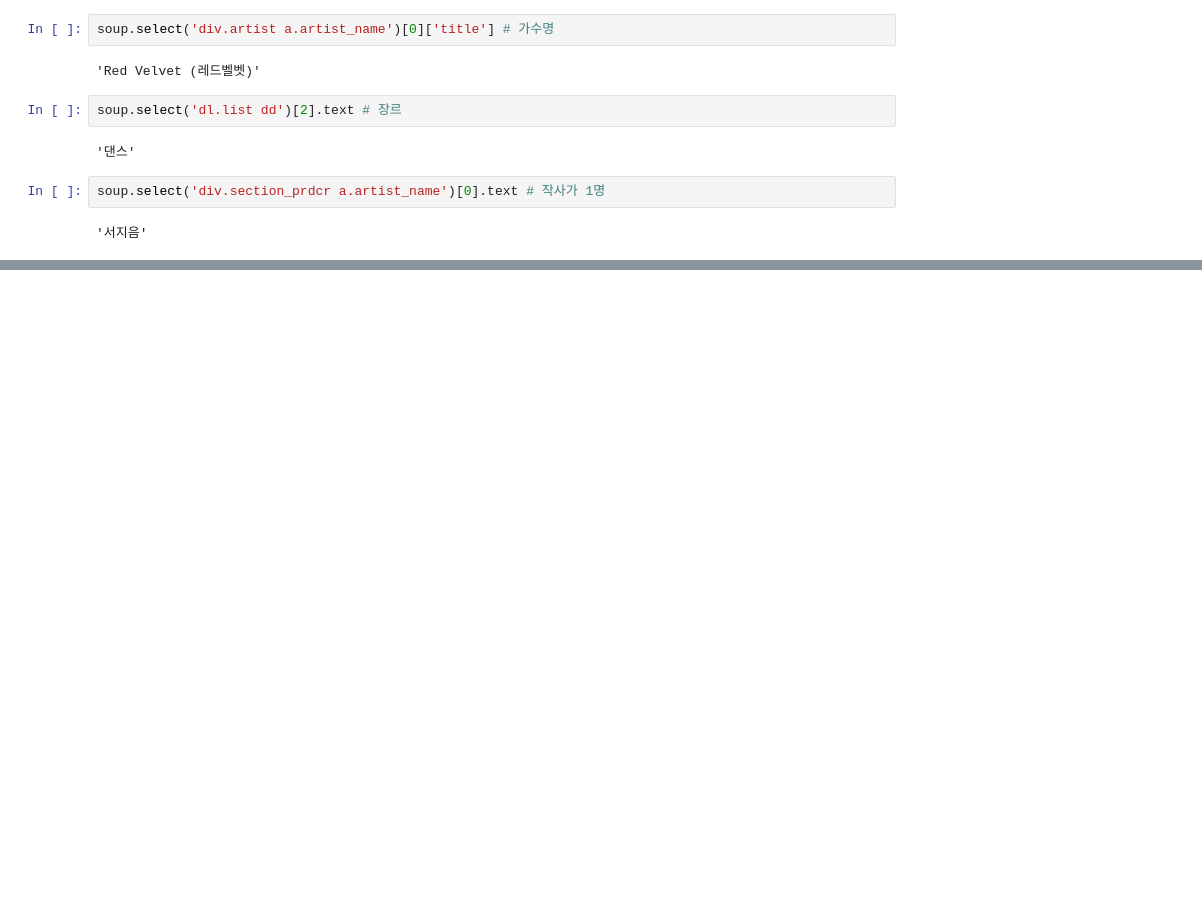
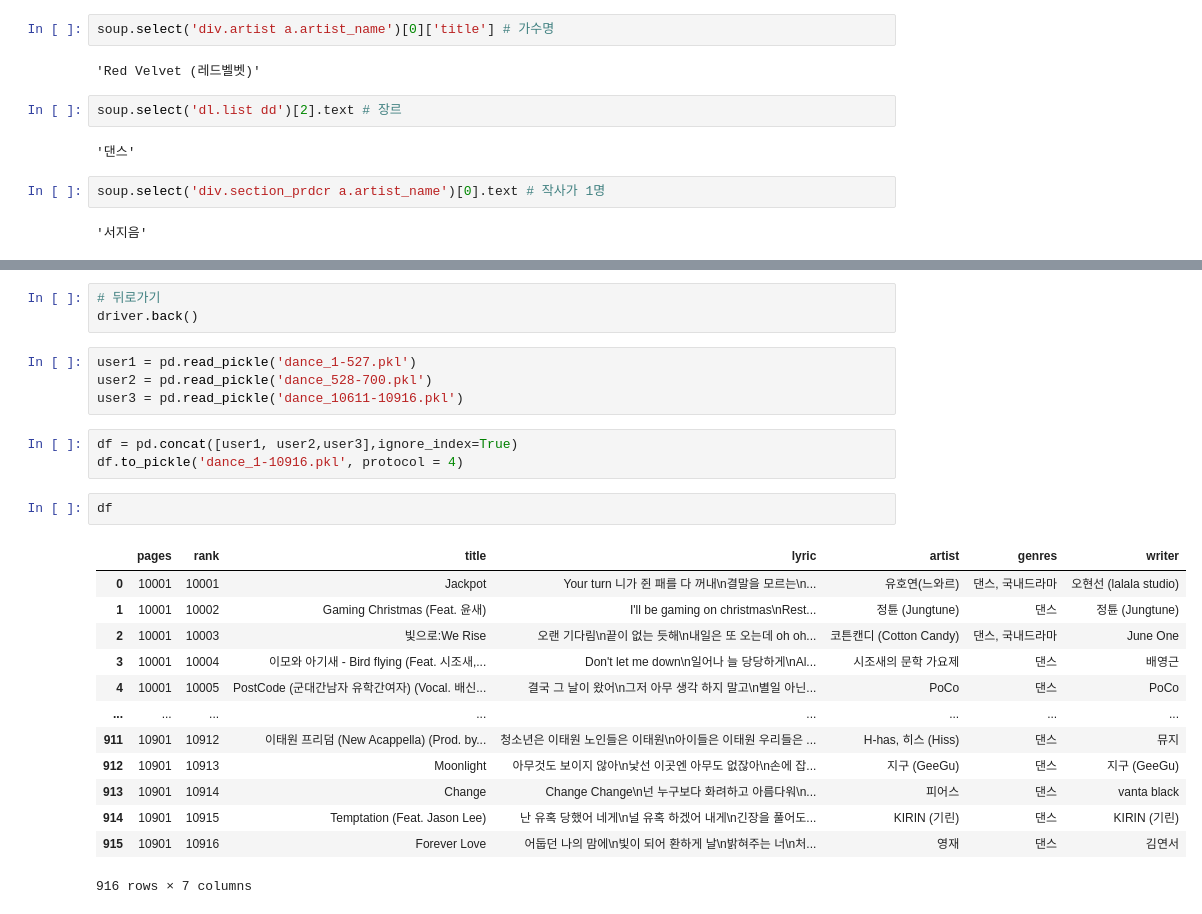
Before and after one commit to Hongbi-Kim/Writing_lyrics, a Jupyter notebook: melon_크롤링.ipynb, the cells around one changed output, grey strips where cells are left out. Cells and saved outputs as stored; diff of their text form; blank space fills up the shorter version.

```diff
--- a/melon_크롤링.ipynb
+++ b/melon_크롤링.ipynb
@@ -101,0 +217,26 @@ for song in songid:
+# %%
+# 뒤로가기
+driver.back()
+# %%
+user1 = pd.read_pickle('dance_1-527.pkl')
+user2 = pd.read_pickle('dance_528-700.pkl')
+user3 = pd.read_pickle('dance_10611-10916.pkl')
+# %%
+df = pd.concat([user1, user2,user3],ignore_index=True)
+df.to_pickle('dance_1-10916.pkl', protocol = 4)
+# %%
+df
+# %% [output]
+|  | pages | rank | title | lyric | artist | genres | writer |
+| 0 | 10001 | 10001 | Jackpot | Your turn 니가 쥔 패를 다 꺼내\n결말을 모르는\n... | 유호연(느와르) | 댄스, 국내드라마 | 오현선 (lalala studio) |
+| 1 | 10001 | 10002 | Gaming Christmas (Feat. 윤새) | I'll be gaming on christmas\nRest... | 정튠 (Jungtune) | 댄스 | 정튠 (Jungtune) |
+| 2 | 10001 | 10003 | 빛으로:We Rise | 오랜 기다림\n끝이 없는 듯해\n내일은 또 오는데 oh oh... | 코튼캔디 (Cotton Candy) | 댄스, 국내드라마 | June One |
+| 3 | 10001 | 10004 | 이모와 아기새 - Bird flying (Feat. 시조새,... | Don't let me down\n일어나 늘 당당하게\nAl... | 시조새의 문학 가요제 | 댄스 | 배영근 |
+| 4 | 10001 | 10005 | PostCode (군대간남자 유학간여자) (Vocal. 배신... | 결국 그 날이 왔어\n그저 아무 생각 하지 말고\n별일 아닌... | PoCo | 댄스 | PoCo |
+| ... | ... | ... | ... | ... | ... | ... | ... |
+| 911 | 10901 | 10912 | 이태원 프리덤 (New Acappella) (Prod. by... | 청소년은 이태원 노인들은 이태원\n아이들은 이태원 우리들은 ... | H-has, 히스 (Hiss) | 댄스 | 뮤지 |
+| 912 | 10901 | 10913 | Moonlight | 아무것도 보이지 않아\n낯선 이곳엔 아무도 없잖아\n손에 잡... | 지구 (GeeGu) | 댄스 | 지구 (GeeGu) |
+| 913 | 10901 | 10914 | Change | Change Change\n넌 누구보다 화려하고 아름다워\n... | 피어스 | 댄스 | vanta black |
+| 914 | 10901 | 10915 | Temptation (Feat. Jason Lee) | 난 유혹 당했어 네게\n널 유혹 하겠어 내게\n긴장을 풀어도... | KIRIN (기린) | 댄스 | KIRIN (기린) |
+| 915 | 10901 | 10916 | Forever Love | 어둡던 나의 맘에\n빛이 되어 환하게 날\n밝혀주는 너\n처... | 영재 | 댄스 | 김연서 |
+916 rows × 7 columns
```
Also changed, not shown: parts of 12 cells of this notebook, 3 other files.
